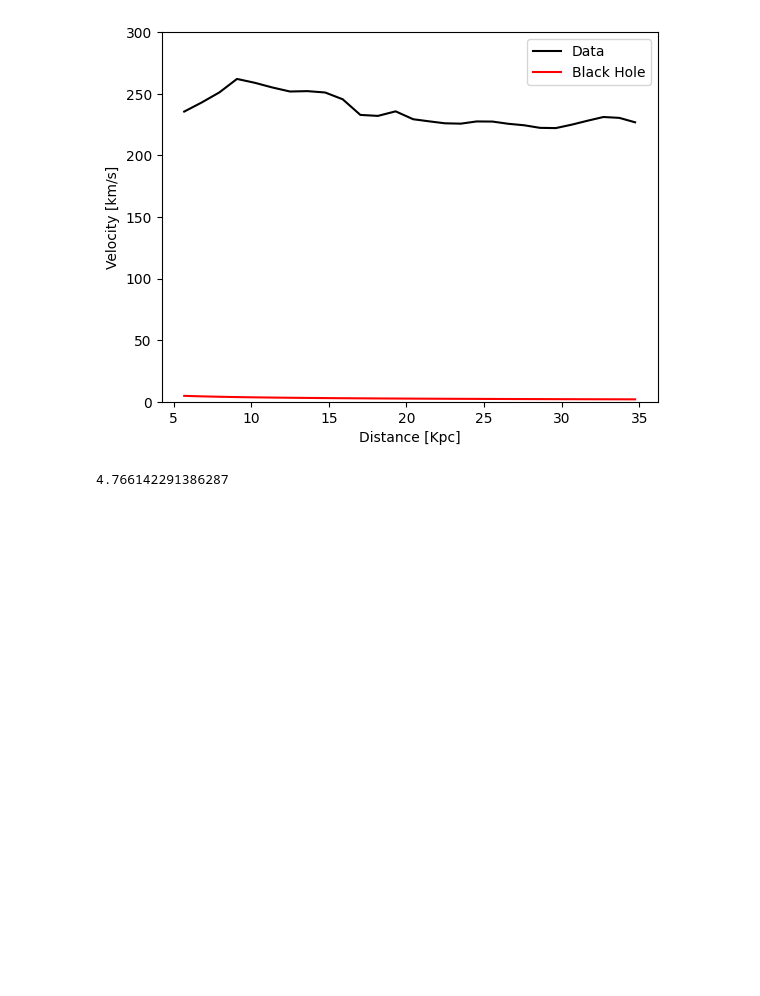
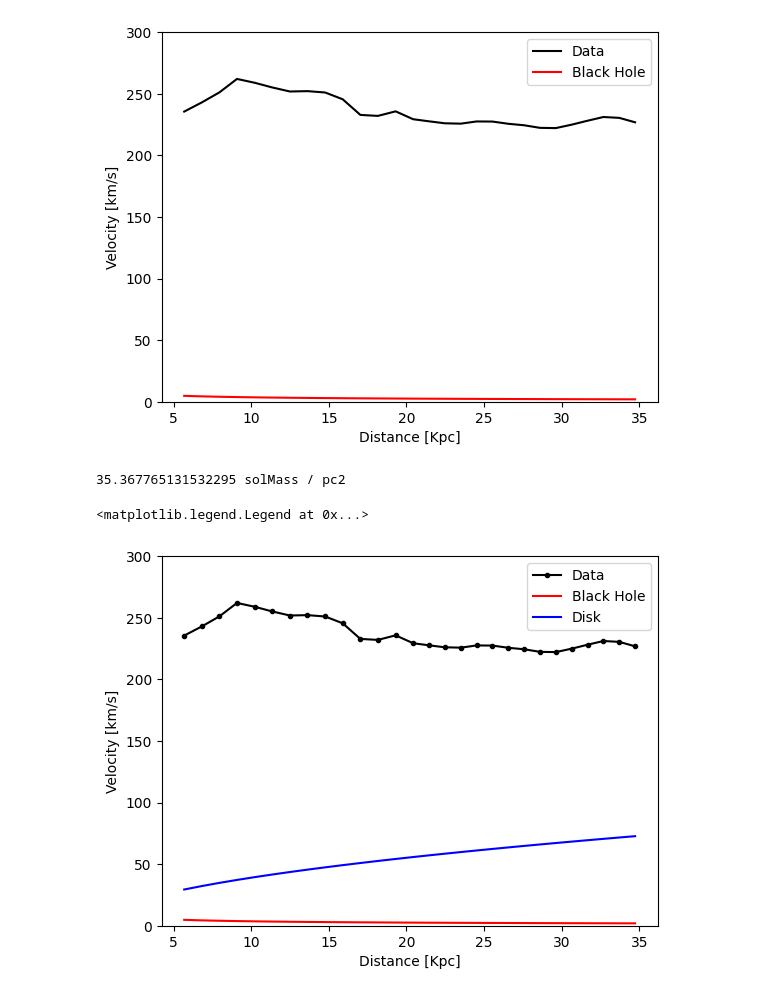
Before and after one commit to wj198414/ASTRON1221, a Jupyter notebook: DarkMatter/class_demo_orbital_velocity.ipynb, the cells around one changed output. Cells and saved outputs as stored; diff of their text form; code cells hidden in the pictures; blank space fills up the shorter version.

```diff
--- a/DarkMatter/class_demo_orbital_velocity.ipynb
+++ b/DarkMatter/class_demo_orbital_velocity.ipynb
@@ -84,7 +64,34 @@ plt.legend()
 # %% [output]
 <matplotlib.legend.Legend at 0x...>
 [figure]
-# %%
-vel_bh[0].value
-# %% [output]
-4.766142291386287
+# %%
+mass_disk = 10e10 * u.solMass
+size_disk = 30 * 1000 * u.parsec
+rho_disk = mass_disk / (np.pi * size_disk**2)
+print(rho_disk.to(u.solMass / u.parsec**2))
+# %% [output]
+35.367765131532295 solMass / pc2
+# %%
+vel_disk = np.zeros(np.shape(dis)) * u.km / u.s
+# create a velocity array with the same number of elements as the distance array
+
+for i, radius in enumerate(dis):
+  rad = radius * 1000 * u.parsec # what is the difference between rad and radius?
+  mass = rho_disk * rad**2
+  orb_vel = calculate_orbital_velocity(mass, rad)
+  vel_disk[i] = orb_vel
+  # print("The orbital velocity at ", radius, " kpc = ", orb_vel.to(u.km / u.s))
+# %%
+dis = tab["col2"]
+vel = tab["col3"]
+plt.plot(dis, vel, color="black", label="Data", marker=".")
+plt.plot(dis, vel_bh.value, color="red", label="Black Hole")
+plt.plot(dis, vel_disk.value, color="blue", label="Disk")
+
+plt.xlabel("Distance [Kpc]")
+plt.ylabel("Velocity [km/s]")
+plt.ylim(0, 300)
+plt.legend()
+# %% [output]
+<matplotlib.legend.Legend at 0x...>
+[figure, added]
```
Also changed, not shown: parts of 2 cells of this notebook.
